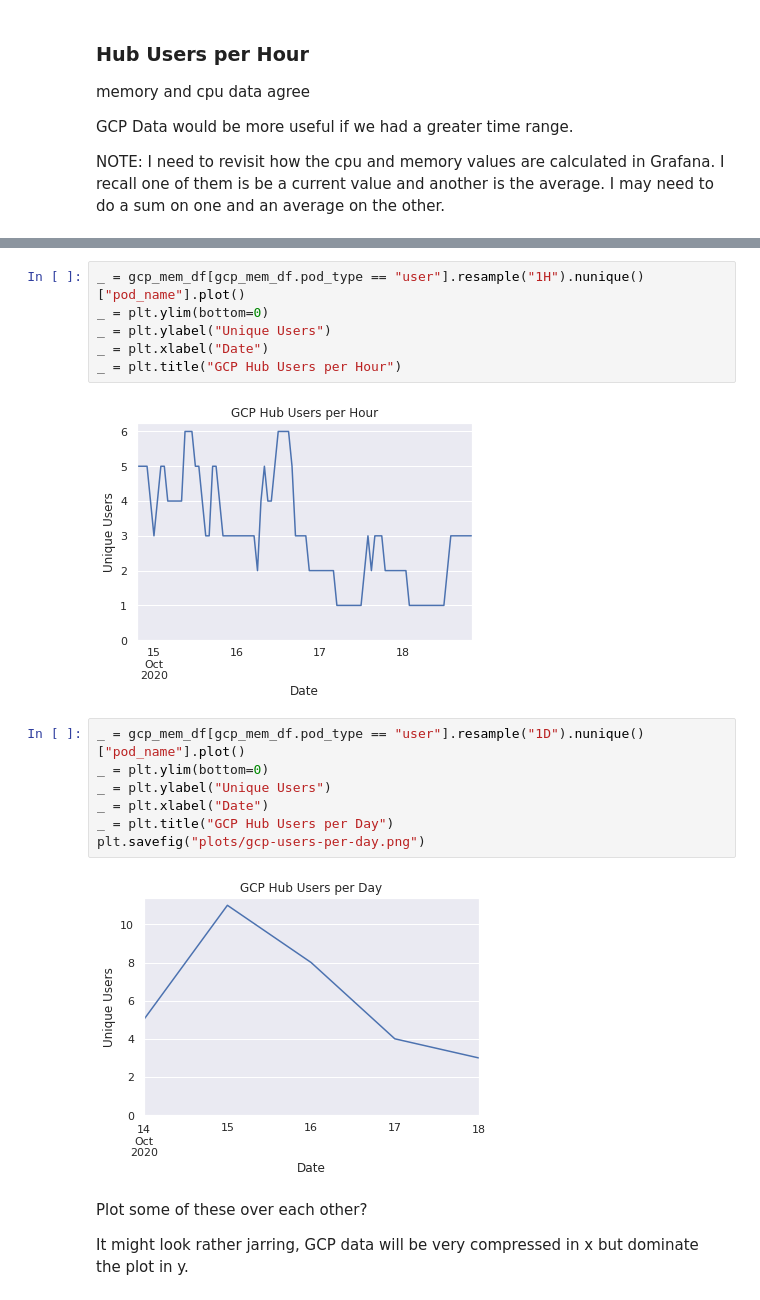
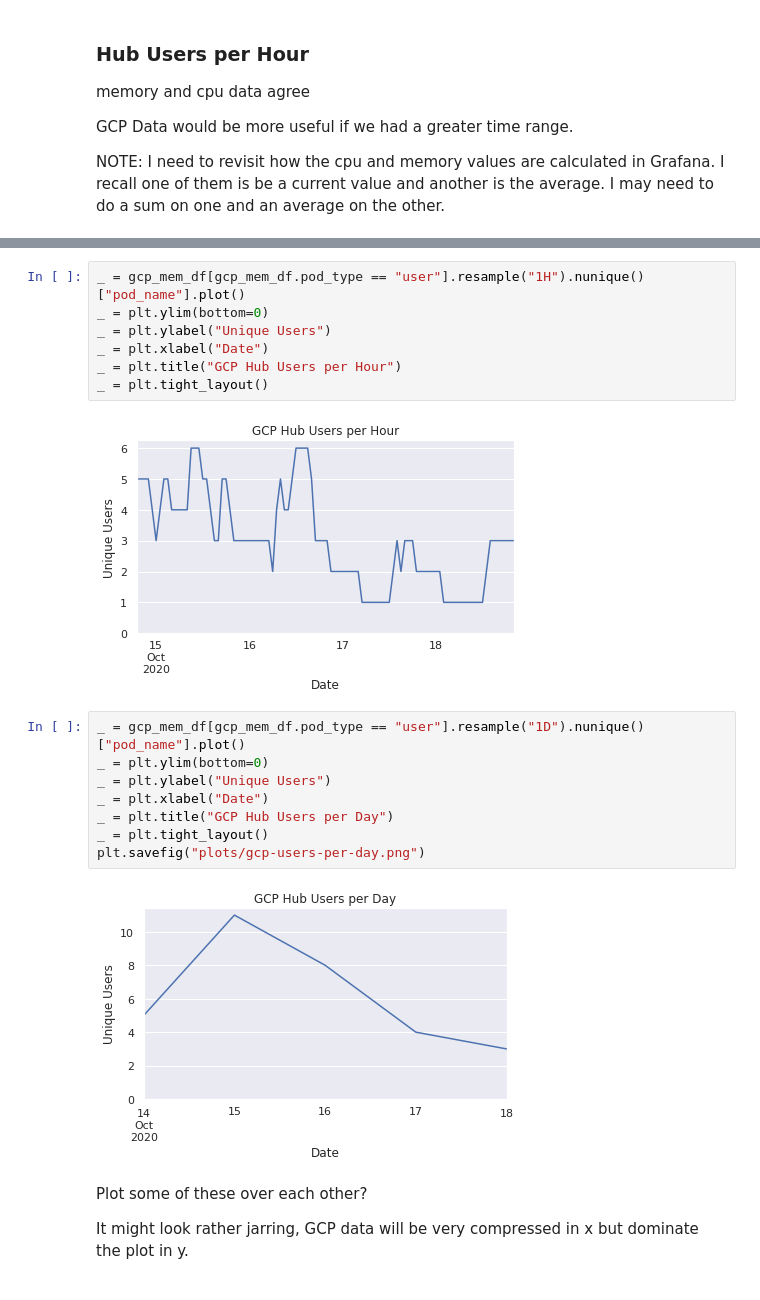
Before and after one commit to pangeo-data/jupyterhub-monitoring, a Jupyter notebook: research-hub-usage.ipynb, the cells around one changed output, grey strips where cells are left out. Saved outputs shown, nothing was run; the diff lists cells and outputs as text.

```diff
--- a/research-hub-usage.ipynb
+++ b/research-hub-usage.ipynb
@@ -232,20 +234,22 @@ plt.savefig("plots/aws-users-per-day.png")
 # %%
 _ = gcp_mem_df[gcp_mem_df.pod_type == "user"].resample("1H").nunique()["pod_name"].plot()
 _ = plt.ylim(bottom=0)
 _ = plt.ylabel("Unique Users")
 _ = plt.xlabel("Date")
 _ = plt.title("GCP Hub Users per Hour")
+_ = plt.tight_layout()
 # %% [output]
-[figure, old version]
+[figure, new version]
 # %%
 _ = gcp_mem_df[gcp_mem_df.pod_type == "user"].resample("1D").nunique()["pod_name"].plot()
 _ = plt.ylim(bottom=0)
 _ = plt.ylabel("Unique Users")
 _ = plt.xlabel("Date")
 _ = plt.title("GCP Hub Users per Day")
+_ = plt.tight_layout()
 plt.savefig("plots/gcp-users-per-day.png")
 # %% [output]
-[figure, old version]
+[figure, new version]
 # %% [markdown]
 Plot some of these over each other?
 
```
Also changed, not shown: parts of 12 cells of this notebook, 8 other files.
